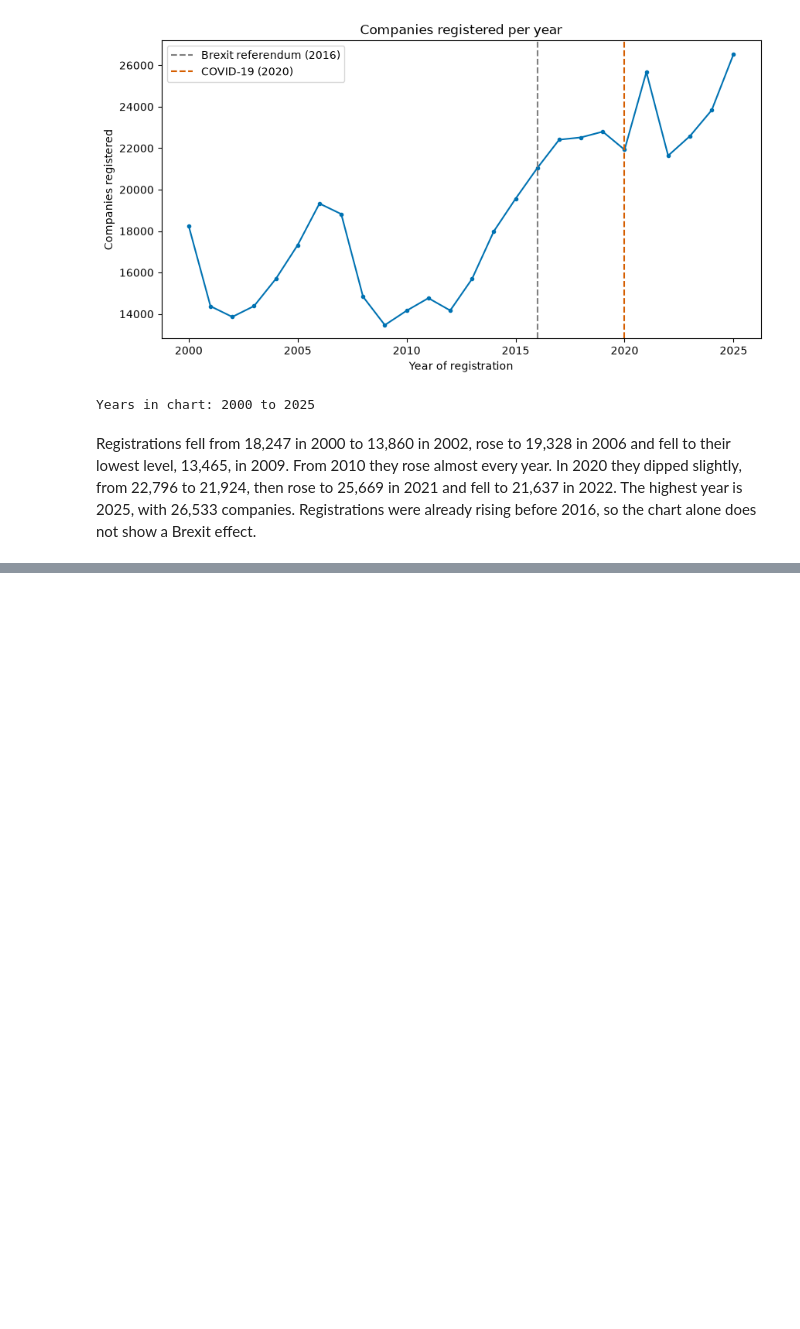
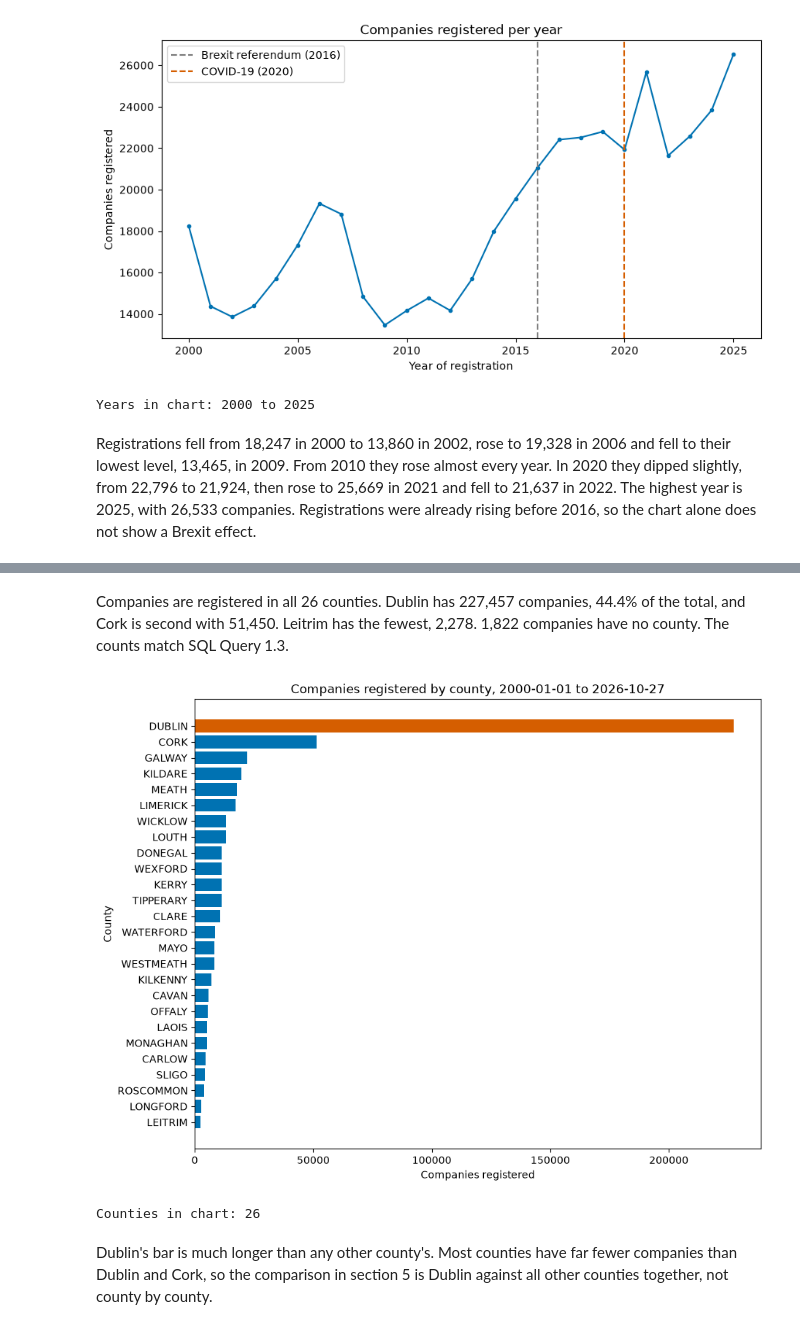
Before and after one commit to temulenbd/irish-company-survival-analysis, a Jupyter notebook: notebooks/3_statistical_analysis.ipynb, the cells around one changed output, grey strips where cells are left out. Drawn from its saved outputs; the diff is of its cells as text; code cells hidden in the pictures; blank space fills up the shorter version.

Commit message:
Notebook3: registration by county and sector, section 2 summary

```diff
--- a/notebooks/3_statistical_analysis.ipynb
+++ b/notebooks/3_statistical_analysis.ipynb
@@ -162,0 +195,30 @@ Registrations fell from 18,247 in 2000 to 13,860 in 2002, rose to 19,328 in 2006
+# %% [markdown]
+Companies are registered in all 26 counties. Dublin has 227,457 companies, 44.4% of the total, and Cork is second with 51,450. Leitrim has the fewest, 2,278. 1,822 companies have no county. The counts match SQL Query 1.3.
+# %%
+# Counties only (no missing values), smallest first so the largest bar is at the top
+county_chart = companies["county"].value_counts().sort_values()
+
+# Dublin in orange, all other counties in blue
+bar_colours = ["#D55E00" if county == "DUBLIN" else "#0072B2" for county in county_chart.index]
+
+# Horizontal bar chart
+fig, ax = plt.subplots(figsize=(10, 8))
+ax.barh(county_chart.index, county_chart.values, color=bar_colours)
+
+# Period of the data, for the title
+first_date = companies["reg_date"].min().date()
+last_date = companies["reg_date"].max().date()
+ax.set_title(f"Companies registered by county, {first_date} to {last_date}")
+ax.set_xlabel("Companies registered")
+ax.set_ylabel("County")
+
+fig.savefig("../figures/03_registrations_by_county.png", dpi=150, bbox_inches="tight")
+plt.show()
+
+# Check: number of counties in the chart
+print("Counties in chart:", len(county_chart))
+# %% [output]
+[figure, added]
+Counties in chart: 26
+# %% [markdown]
+Dublin's bar is much longer than any other county's. Most counties have far fewer companies than Dublin and Cork, so the comparison in section 5 is Dublin against all other counties together, not county by county.
```
Also changed, not shown: parts of 8 cells of this notebook.
